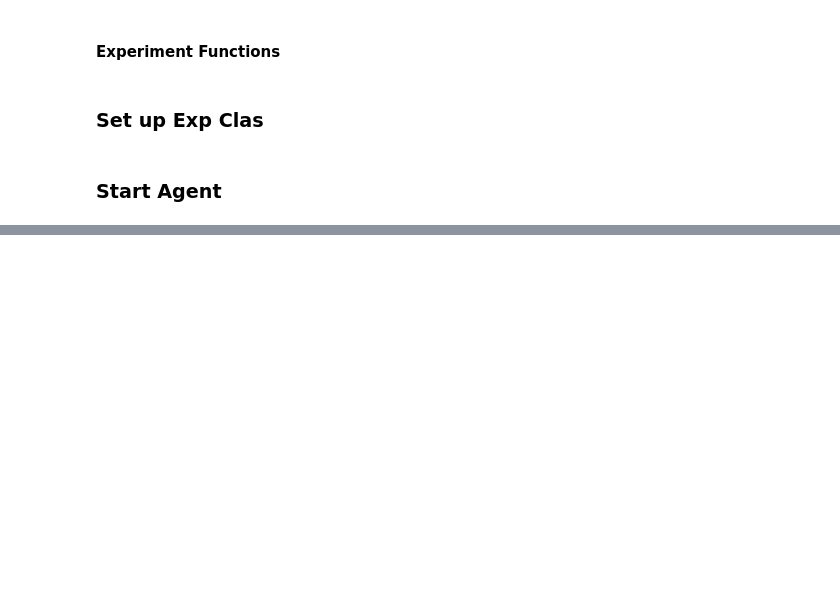
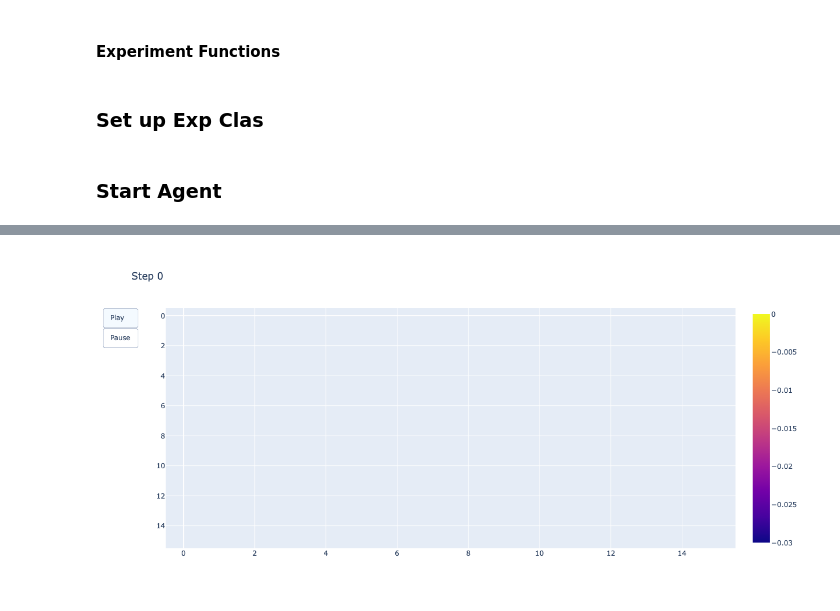
Before and after one commit to jogrady23/rl-solar, a Jupyter notebook: rl_agent/dev/softmax_actor_critic/agent_validation.ipynb, the cells around one changed output, grey strips where cells are left out. Saved outputs shown, nothing was run; the diff lists cells and outputs as text; code cells hidden in the pictures; blank space fills up the shorter version.

```diff
--- a/rl_agent/dev/softmax_actor_critic/agent_validation.ipynb
+++ b/rl_agent/dev/softmax_actor_critic/agent_validation.ipynb
@@ -342,3 +414,7 @@ Reward Tracking
+# %%
+plot_array_evolution({x['step']:{'critic_array': x['critic_array']} for x in running_dict_list}, exp_interval=logging_interval, field='critic_array', width_plot=600, height_plot=600)
+# %% [output]
+[figure, added]
 # %%
 px.imshow(exp_agent.get_state_visits(), text_auto=True, width=600, height=600)
 # %% [output]
```
Also changed, not shown: parts of 15 cells of this notebook, 2 other files.
